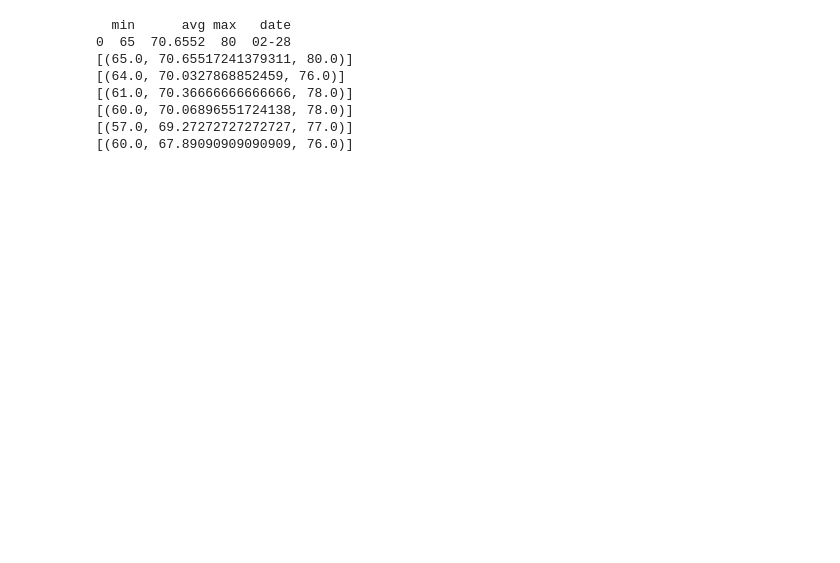
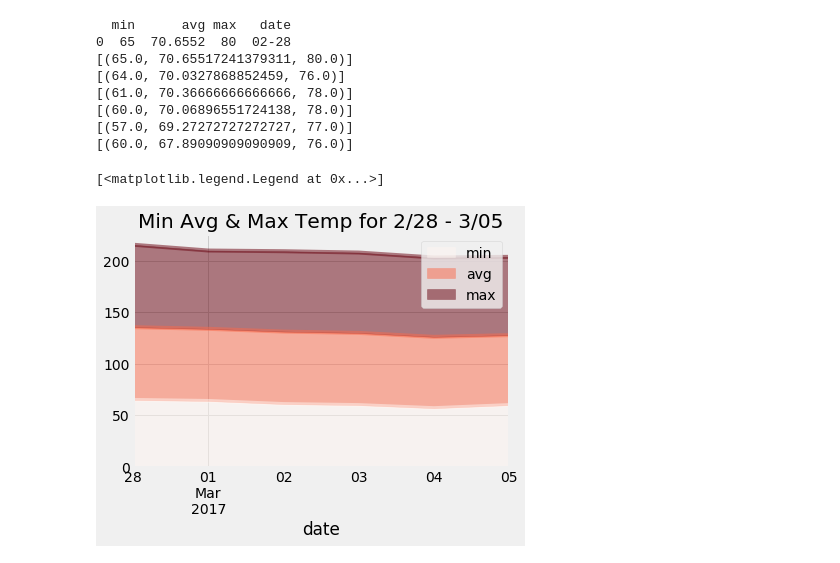
Before and after one commit to michael-grad/sqlalchemy-challenge, a Jupyter notebook: climate_starter.ipynb, the cells around one changed output. Cells and saved outputs as stored; diff of their text form; code cells hidden in the pictures; blank space fills up the shorter version.

```diff
--- a/climate_starter.ipynb
+++ b/climate_starter.ipynb
@@ -540,14 +490,17 @@ daily_normals("01-01")
 start_date = '2017-02-28'
 end_date = '2017-03-05'
 
-vacation_days = ['02-28', '03-01', '03-02', '03-03', '03-04', '03-05']
+# Changed to date_range from list of dates
+vacation_dates = pd.date_range(start=start_date, end=end_date)
+vacation_days = vacation_dates.strftime("%m-%d")
 # replace vacation_tobs with normals
 normals = []
 for day in vacation_days:
 
-    normals.append(daily_normals(day))
+    normals.append(*daily_normals(day))
 
 normals
+#vacation_days
 # ALT METHOD
 # Set the start and end date of the trip
 
@@ -555,7 +508,7 @@ normals
 # QUESTION:  HOW TO CREATE RANGE OF DATES
 # Use the start and end date to create a range of dates
 
-# Stip off the year and save a list of %m-%d strings
+# Strip off the year and save a list of %m-%d strings
 
 # Loop through the list of %m-%d strings and calculate the normals for each date
 # %% [output]
@@ -567,0 +521,10 @@ normals
+# %%
+# CELL 26
+# ADD vacation_days as column and reset as index
+# Load the previous query results into a Pandas DataFrame and add the `trip_dates` range as the `date` index
+
+
+vacation_weather_df = pd.DataFrame(normals, columns=["min", "avg", "max"])
+vacation_weather_df["date"] = vacation_dates
+vacation_weather_df.set_index("date", inplace = True)
+vacation_weather_df
@@ -568,12 +540,7 @@ normals
 # %%
-# CELL 26
-# ADD vacation_days as column and reset as index
-# Load the previous query results into a Pandas DataFrame and add the `trip_dates` range as the `date` index
-
-# DEBUG!! -- how to break out into columns???
-vacation_weather_df = pd.DataFrame(normals)
-vacation_weather_df
-
+# CELL 26 b - troubleshooting
+# IGNORE THIS BLOCK OF CODE
+#
 # Appending a df sourced from https://pandas.pydata.org/pandas-docs/stable/reference/api/pandas.DataFrame.append.html
 
 # Create dataframe columns
@@ -622,0 +586,17 @@ for record in normals:
+# %%
+# CELL 27
+# Plot the daily normals as an area plot with `stacked=False`
+# QUESTION: What is an area plot?
+# sample code sourced from https://stackoverflow.com/questions/34421434/pandas-dataframe-area-plot-stacked-false-not-working
+#df.plot(kind='area', stacked='false', alpha=0.5, colormap='Reds', title='Min Avg & Max Temp for 2/28 - 3/05')
+
+# DEBUG!! -- why is min correctly showing around ~60, but avg is around 145 and max is > 200???
+# ANSWER - the chart is adding avg line = min + avg.  max line = min + avg + max.
+# Place legend topright
+vacation_weather_df.plot(kind='area', stacked='false', alpha=0.5, colormap='Reds', title='Min Avg & Max Temp for 2/28 - 3/05')
+[ax.legend(loc=1) for ax in plt.gcf().axes]
+
+#vacation_weather_df.normalizedDataFrame.plot.area(stacked='false')
+# %% [output]
+[<matplotlib.legend.Legend at 0x...>]
+[figure, added]
```
Also changed, not shown: parts of 8 cells of this notebook, 1 other file.
